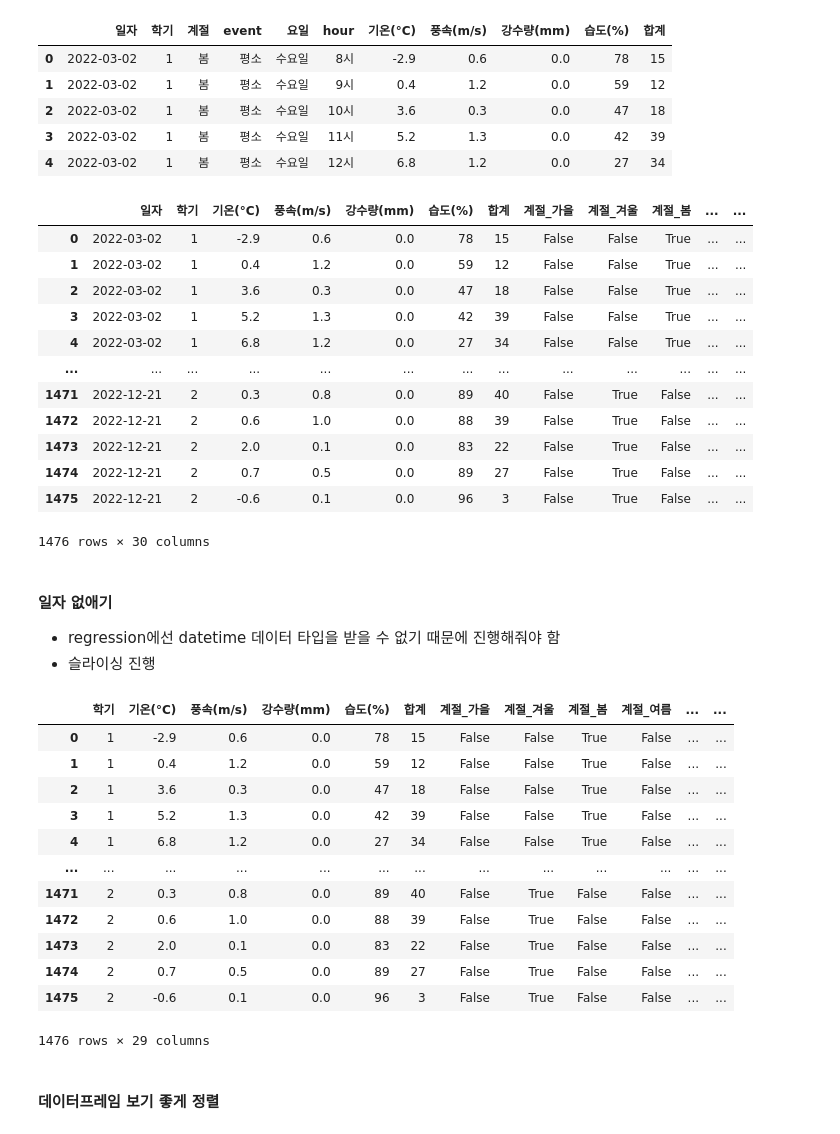
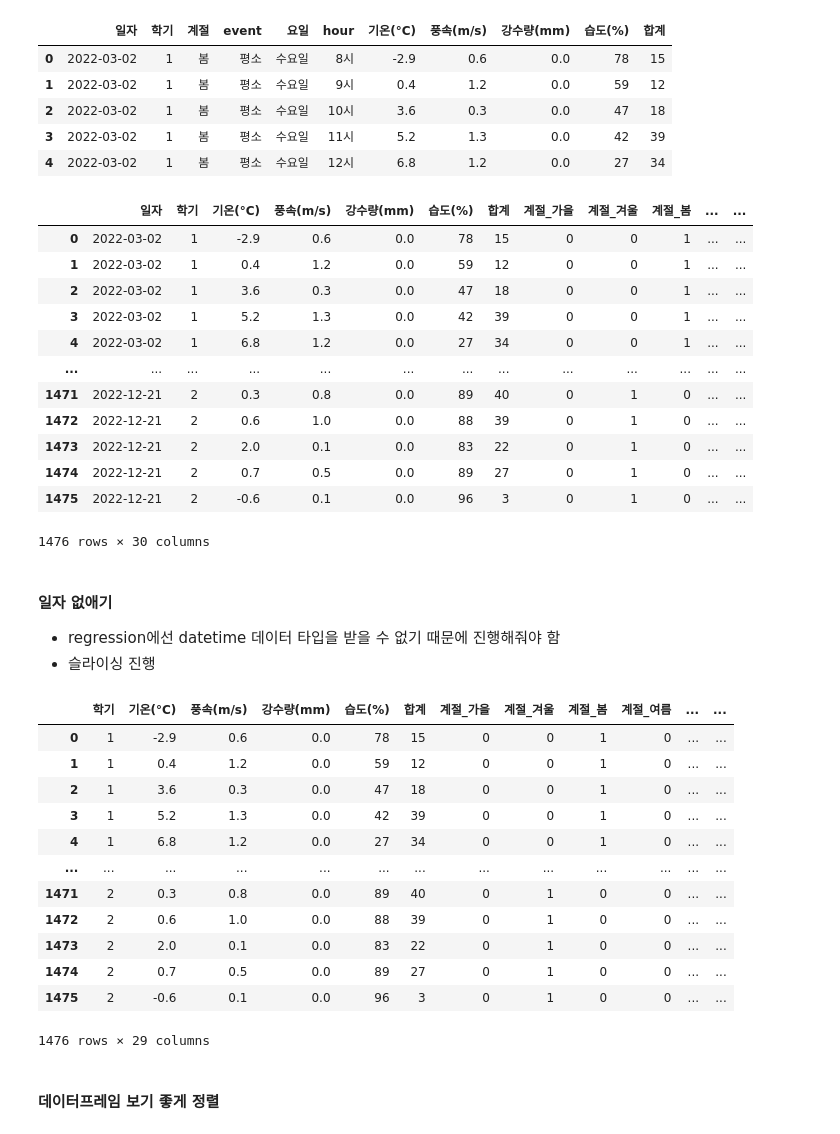
Before and after one commit to sohds/P4DS_gaeun_allocation, a Jupyter notebook: model/cross_reg_both.ipynb, the cells around one changed output. Saved outputs shown, nothing was run; the diff lists cells and outputs as text; code cells hidden in the pictures.

```diff
--- a/model/cross_reg_both.ipynb
+++ b/model/cross_reg_both.ipynb
@@ -65,22 +65,22 @@ df.head()  # 바뀐 df 확인
 | 4 | 2022-03-02 | 1 | 봄 | 평소 | 수요일 | 12시 | 6.8 | 1.2 | 0.0 | 27 | 34 |
 # %%
 # '계절', 'event', '요일'에 대해 one-hot encoding 수행
-data_encoded = pd.get_dummies(df, columns=['계절', 'event', '요일', 'hour'])
+data_encoded = pd.get_dummies(df, columns=['계절', 'event', '요일', 'hour'], dtype=int)  # 추후 OLS 모델 돌리기 위해 int 타입으로 저장해야함
 
 data_encoded   # one-hot encoding 잘됐는지 확인
 # %% [output]
 |  | 일자 | 학기 | 기온(°C) | 풍속(m/s) | 강수량(mm) | 습도(%) | 합계 | 계절_가을 | 계절_겨울 | 계절_봄 | ... | ... |
-| 0 | 2022-03-02 | 1 | -2.9 | 0.6 | 0.0 | 78 | 15 | False | False | True | ... | ... |
-| 1 | 2022-03-02 | 1 | 0.4 | 1.2 | 0.0 | 59 | 12 | False | False | True | ... | ... |
-| 2 | 2022-03-02 | 1 | 3.6 | 0.3 | 0.0 | 47 | 18 | False | False | True | ... | ... |
-| 3 | 2022-03-02 | 1 | 5.2 | 1.3 | 0.0 | 42 | 39 | False | False | True | ... | ... |
-| 4 | 2022-03-02 | 1 | 6.8 | 1.2 | 0.0 | 27 | 34 | False | False | True | ... | ... |
+| 0 | 2022-03-02 | 1 | -2.9 | 0.6 | 0.0 | 78 | 15 | 0 | 0 | 1 | ... | ... |
+| 1 | 2022-03-02 | 1 | 0.4 | 1.2 | 0.0 | 59 | 12 | 0 | 0 | 1 | ... | ... |
+| 2 | 2022-03-02 | 1 | 3.6 | 0.3 | 0.0 | 47 | 18 | 0 | 0 | 1 | ... | ... |
+| 3 | 2022-03-02 | 1 | 5.2 | 1.3 | 0.0 | 42 | 39 | 0 | 0 | 1 | ... | ... |
+| 4 | 2022-03-02 | 1 | 6.8 | 1.2 | 0.0 | 27 | 34 | 0 | 0 | 1 | ... | ... |
 | ... | ... | ... | ... | ... | ... | ... | ... | ... | ... | ... | ... | ... |
-| 1471 | 2022-12-21 | 2 | 0.3 | 0.8 | 0.0 | 89 | 40 | False | True | False | ... | ... |
-| 1472 | 2022-12-21 | 2 | 0.6 | 1.0 | 0.0 | 88 | 39 | False | True | False | ... | ... |
-| 1473 | 2022-12-21 | 2 | 2.0 | 0.1 | 0.0 | 83 | 22 | False | True | False | ... | ... |
-| 1474 | 2022-12-21 | 2 | 0.7 | 0.5 | 0.0 | 89 | 27 | False | True | False | ... | ... |
-| 1475 | 2022-12-21 | 2 | -0.6 | 0.1 | 0.0 | 96 | 3 | False | True | False | ... | ... |
+| 1471 | 2022-12-21 | 2 | 0.3 | 0.8 | 0.0 | 89 | 40 | 0 | 1 | 0 | ... | ... |
+| 1472 | 2022-12-21 | 2 | 0.6 | 1.0 | 0.0 | 88 | 39 | 0 | 1 | 0 | ... | ... |
+| 1473 | 2022-12-21 | 2 | 2.0 | 0.1 | 0.0 | 83 | 22 | 0 | 1 | 0 | ... | ... |
+| 1474 | 2022-12-21 | 2 | 0.7 | 0.5 | 0.0 | 89 | 27 | 0 | 1 | 0 | ... | ... |
+| 1475 | 2022-12-21 | 2 | -0.6 | 0.1 | 0.0 | 96 | 3 | 0 | 1 | 0 | ... | ... |
 1476 rows × 30 columns
 # %% [markdown]
 #### 일자 없애기
@@ -91,17 +91,17 @@ data = data_encoded.iloc[:, 1:]
 data
 # %% [output]
 |  | 학기 | 기온(°C) | 풍속(m/s) | 강수량(mm) | 습도(%) | 합계 | 계절_가을 | 계절_겨울 | 계절_봄 | 계절_여름 | ... | ... |
-| 0 | 1 | -2.9 | 0.6 | 0.0 | 78 | 15 | False | False | True | False | ... | ... |
-| 1 | 1 | 0.4 | 1.2 | 0.0 | 59 | 12 | False | False | True | False | ... | ... |
-| 2 | 1 | 3.6 | 0.3 | 0.0 | 47 | 18 | False | False | True | False | ... | ... |
-| 3 | 1 | 5.2 | 1.3 | 0.0 | 42 | 39 | False | False | True | False | ... | ... |
-| 4 | 1 | 6.8 | 1.2 | 0.0 | 27 | 34 | False | False | True | False | ... | ... |
+| 0 | 1 | -2.9 | 0.6 | 0.0 | 78 | 15 | 0 | 0 | 1 | 0 | ... | ... |
+| 1 | 1 | 0.4 | 1.2 | 0.0 | 59 | 12 | 0 | 0 | 1 | 0 | ... | ... |
+| 2 | 1 | 3.6 | 0.3 | 0.0 | 47 | 18 | 0 | 0 | 1 | 0 | ... | ... |
+| 3 | 1 | 5.2 | 1.3 | 0.0 | 42 | 39 | 0 | 0 | 1 | 0 | ... | ... |
+| 4 | 1 | 6.8 | 1.2 | 0.0 | 27 | 34 | 0 | 0 | 1 | 0 | ... | ... |
 | ... | ... | ... | ... | ... | ... | ... | ... | ... | ... | ... | ... | ... |
-| 1471 | 2 | 0.3 | 0.8 | 0.0 | 89 | 40 | False | True | False | False | ... | ... |
-| 1472 | 2 | 0.6 | 1.0 | 0.0 | 88 | 39 | False | True | False | False | ... | ... |
-| 1473 | 2 | 2.0 | 0.1 | 0.0 | 83 | 22 | False | True | False | False | ... | ... |
-| 1474 | 2 | 0.7 | 0.5 | 0.0 | 89 | 27 | False | True | False | False | ... | ... |
-| 1475 | 2 | -0.6 | 0.1 | 0.0 | 96 | 3 | False | True | False | False | ... | ... |
+| 1471 | 2 | 0.3 | 0.8 | 0.0 | 89 | 40 | 0 | 1 | 0 | 0 | ... | ... |
+| 1472 | 2 | 0.6 | 1.0 | 0.0 | 88 | 39 | 0 | 1 | 0 | 0 | ... | ... |
+| 1473 | 2 | 2.0 | 0.1 | 0.0 | 83 | 22 | 0 | 1 | 0 | 0 | ... | ... |
+| 1474 | 2 | 0.7 | 0.5 | 0.0 | 89 | 27 | 0 | 1 | 0 | 0 | ... | ... |
+| 1475 | 2 | -0.6 | 0.1 | 0.0 | 96 | 3 | 0 | 1 | 0 | 0 | ... | ... |
 1476 rows × 29 columns
 # %% [markdown]
 #### 데이터프레임 보기 좋게 정렬
```
Also changed, not shown: parts of 7 cells of this notebook, 1 other file.
